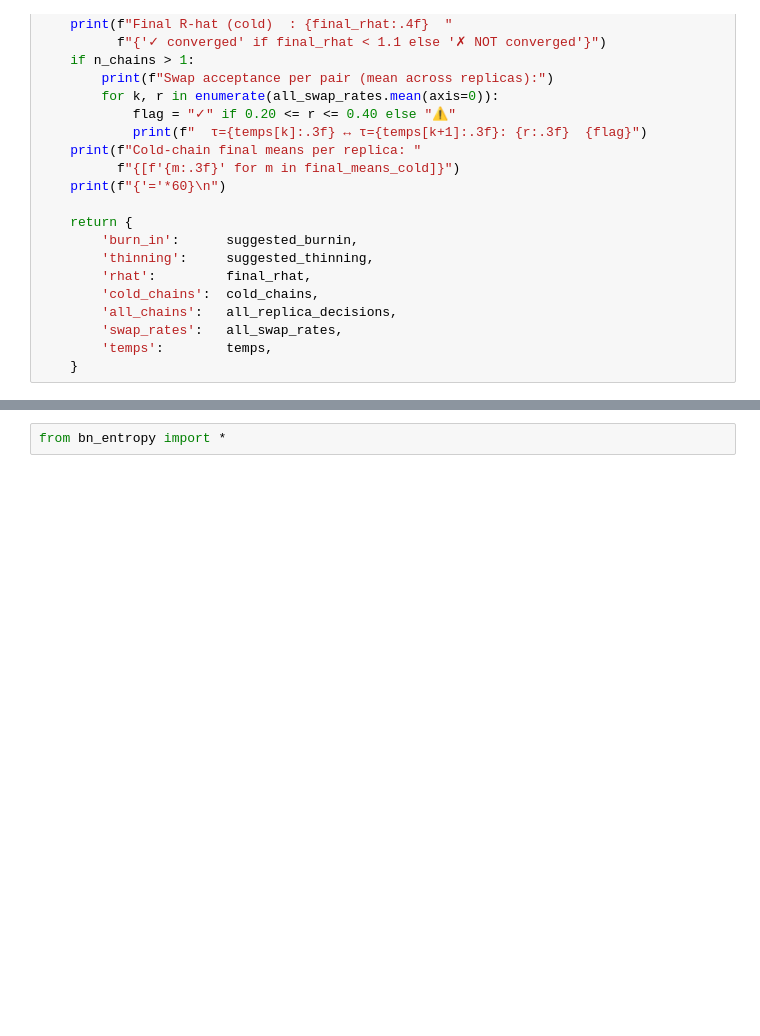
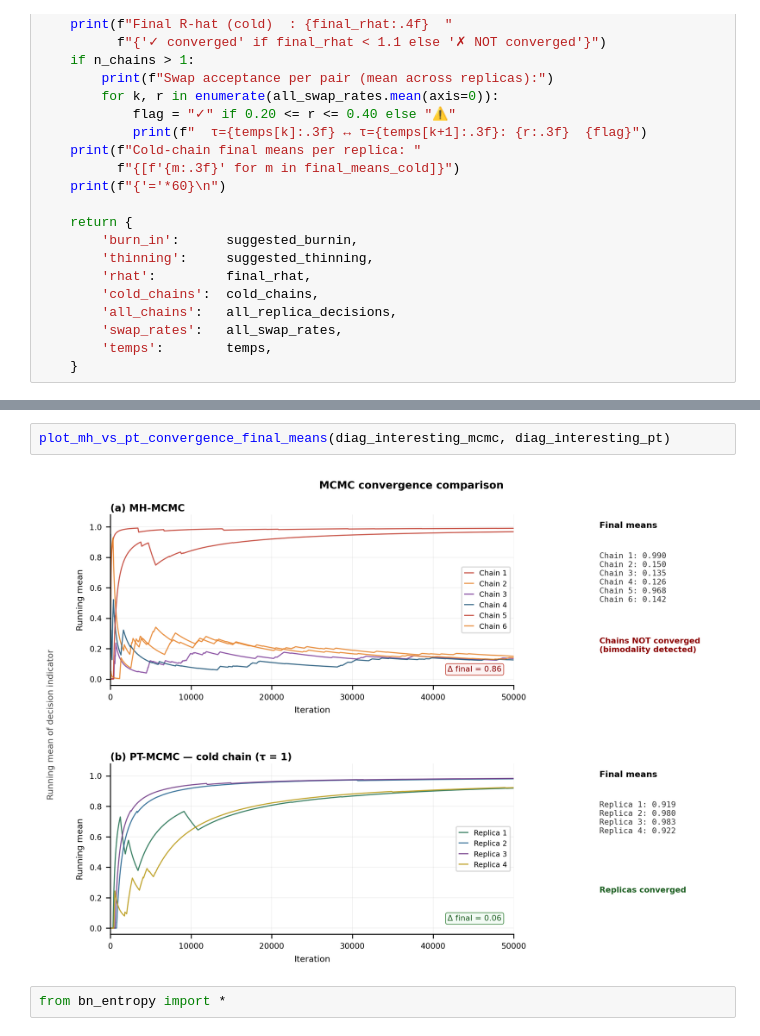
Before and after one commit to jpafcampos/explaining-BNs, a Jupyter notebook: src/mcmc_sanity_check.ipynb, the cells around one changed output, grey strips where cells are left out. Drawn from its saved outputs; the diff is of its cells as text; blank space fills up the shorter version.

```diff
--- a/src/mcmc_sanity_check.ipynb
+++ b/src/mcmc_sanity_check.ipynb
@@ -1637,2 +1871,6 @@ Cold-chain final means per replica: ['0.977', '0.952', '0.966', '0.984']
+# %%
+plot_mh_vs_pt_convergence_final_means(diag_interesting_mcmc, diag_interesting_pt)
+# %% [output]
+[figure, added]
 # %%
 from bn_entropy import *
```
Also changed, not shown: parts of 22 cells of this notebook, 25 other files.
